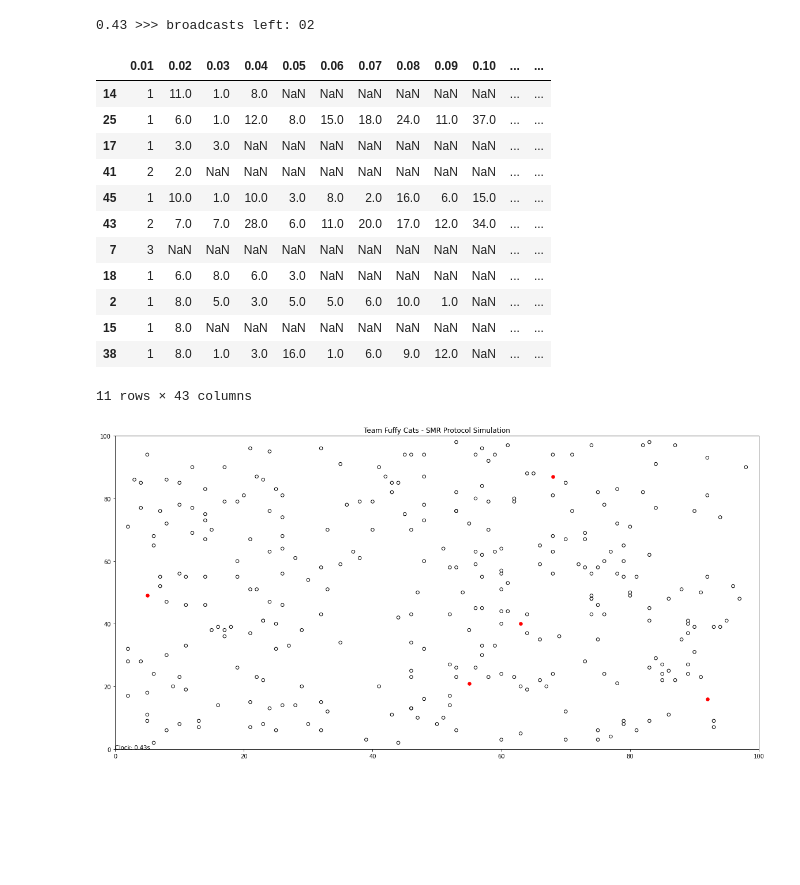
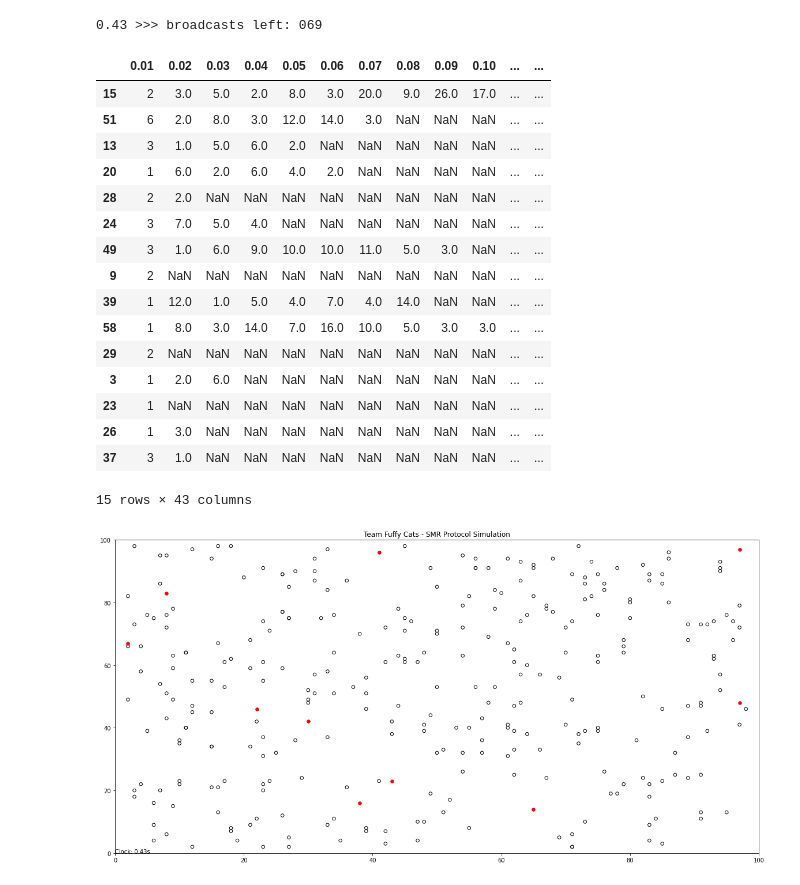
Before and after one commit to naveennvrgup/SMR-Protocol, a Jupyter notebook: results.ipynb, the cells around one changed output. Drawn from its saved outputs; the diff is of its cells as text; code cells hidden in the pictures; blank space fills up the shorter version.

```diff
--- a/results.ipynb
+++ b/results.ipynb
@@ -35,30 +49,34 @@ plt.rcParams["figure.figsize"] = (20,10)
 # %%
 config_obj = Config(width=100,
                     height=100,
                     normal_vessels_count=300,
-                    rogue_vessels_count=5,
+                    rogue_vessels_count=10,
                     ground_stations_count=0,
                     clique_dist=10,
                     time_quanta=0.01,
                     ttl_acknowledgement=0.1,
                     timer=0)
 
 _, packet_df = main(config_obj)
 packet_df
 # %% [output]
-0.43 >>> broadcasts left: 02
+0.43 >>> broadcasts left: 069
 |  | 0.01 | 0.02 | 0.03 | 0.04 | 0.05 | 0.06 | 0.07 | 0.08 | 0.09 | 0.10 | ... | ... |
-| 14 | 1 | 11.0 | 1.0 | 8.0 | NaN | NaN | NaN | NaN | NaN | NaN | ... | ... |
-| 25 | 1 | 6.0 | 1.0 | 12.0 | 8.0 | 15.0 | 18.0 | 24.0 | 11.0 | 37.0 | ... | ... |
-| 17 | 1 | 3.0 | 3.0 | NaN | NaN | NaN | NaN | NaN | NaN | NaN | ... | ... |
-| 41 | 2 | 2.0 | NaN | NaN | NaN | NaN | NaN | NaN | NaN | NaN | ... | ... |
-| 45 | 1 | 10.0 | 1.0 | 10.0 | 3.0 | 8.0 | 2.0 | 16.0 | 6.0 | 15.0 | ... | ... |
-| 43 | 2 | 7.0 | 7.0 | 28.0 | 6.0 | 11.0 | 20.0 | 17.0 | 12.0 | 34.0 | ... | ... |
-| 7 | 3 | NaN | NaN | NaN | NaN | NaN | NaN | NaN | NaN | NaN | ... | ... |
-| 18 | 1 | 6.0 | 8.0 | 6.0 | 3.0 | NaN | NaN | NaN | NaN | NaN | ... | ... |
-| 2 | 1 | 8.0 | 5.0 | 3.0 | 5.0 | 5.0 | 6.0 | 10.0 | 1.0 | NaN | ... | ... |
-| 15 | 1 | 8.0 | NaN | NaN | NaN | NaN | NaN | NaN | NaN | NaN | ... | ... |
-| 38 | 1 | 8.0 | 1.0 | 3.0 | 16.0 | 1.0 | 6.0 | 9.0 | 12.0 | NaN | ... | ... |
+| 15 | 2 | 3.0 | 5.0 | 2.0 | 8.0 | 3.0 | 20.0 | 9.0 | 26.0 | 17.0 | ... | ... |
+| 51 | 6 | 2.0 | 8.0 | 3.0 | 12.0 | 14.0 | 3.0 | NaN | NaN | NaN | ... | ... |
+| 13 | 3 | 1.0 | 5.0 | 6.0 | 2.0 | NaN | NaN | NaN | NaN | NaN | ... | ... |
+| 20 | 1 | 6.0 | 2.0 | 6.0 | 4.0 | 2.0 | NaN | NaN | NaN | NaN | ... | ... |
+| 28 | 2 | 2.0 | NaN | NaN | NaN | NaN | NaN | NaN | NaN | NaN | ... | ... |
+| 24 | 3 | 7.0 | 5.0 | 4.0 | NaN | NaN | NaN | NaN | NaN | NaN | ... | ... |
+| 49 | 3 | 1.0 | 6.0 | 9.0 | 10.0 | 10.0 | 11.0 | 5.0 | 3.0 | NaN | ... | ... |
+| 9 | 2 | NaN | NaN | NaN | NaN | NaN | NaN | NaN | NaN | NaN | ... | ... |
+| 39 | 1 | 12.0 | 1.0 | 5.0 | 4.0 | 7.0 | 4.0 | 14.0 | NaN | NaN | ... | ... |
+| 58 | 1 | 8.0 | 3.0 | 14.0 | 7.0 | 16.0 | 10.0 | 5.0 | 3.0 | 3.0 | ... | ... |
+| 29 | 2 | NaN | NaN | NaN | NaN | NaN | NaN | NaN | NaN | NaN | ... | ... |
+| 3 | 1 | 2.0 | 6.0 | NaN | NaN | NaN | NaN | NaN | NaN | NaN | ... | ... |
+| 23 | 1 | NaN | NaN | NaN | NaN | NaN | NaN | NaN | NaN | NaN | ... | ... |
+| 26 | 1 | 3.0 | NaN | NaN | NaN | NaN | NaN | NaN | NaN | NaN | ... | ... |
+| 37 | 3 | 1.0 | NaN | NaN | NaN | NaN | NaN | NaN | NaN | NaN | ... | ... |
-11 rows × 43 columns
+15 rows × 43 columns
-[figure, old version]
+[figure, new version]
 # %%
```
Also changed, not shown: parts of 8 cells of this notebook, 2 other files.
